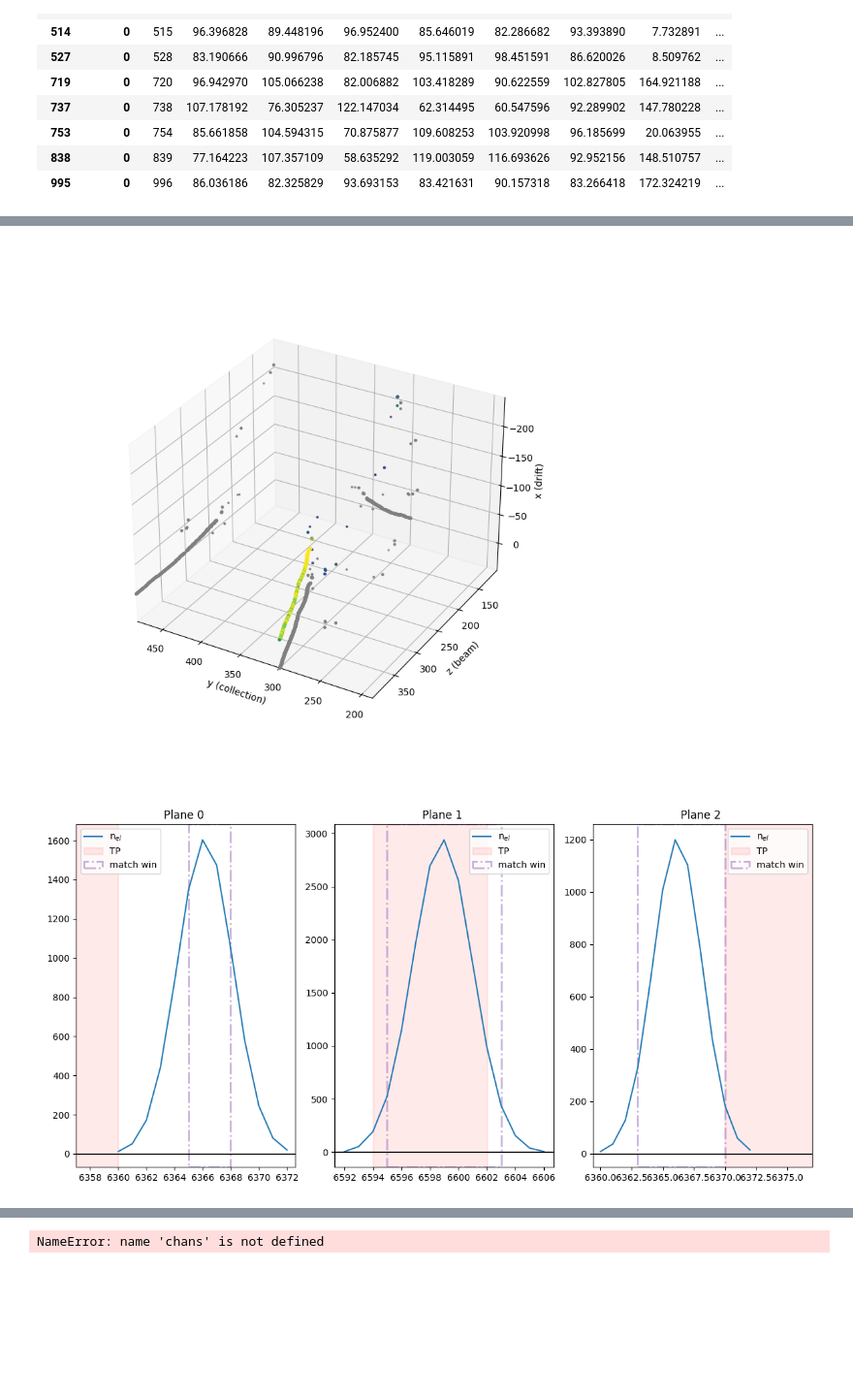
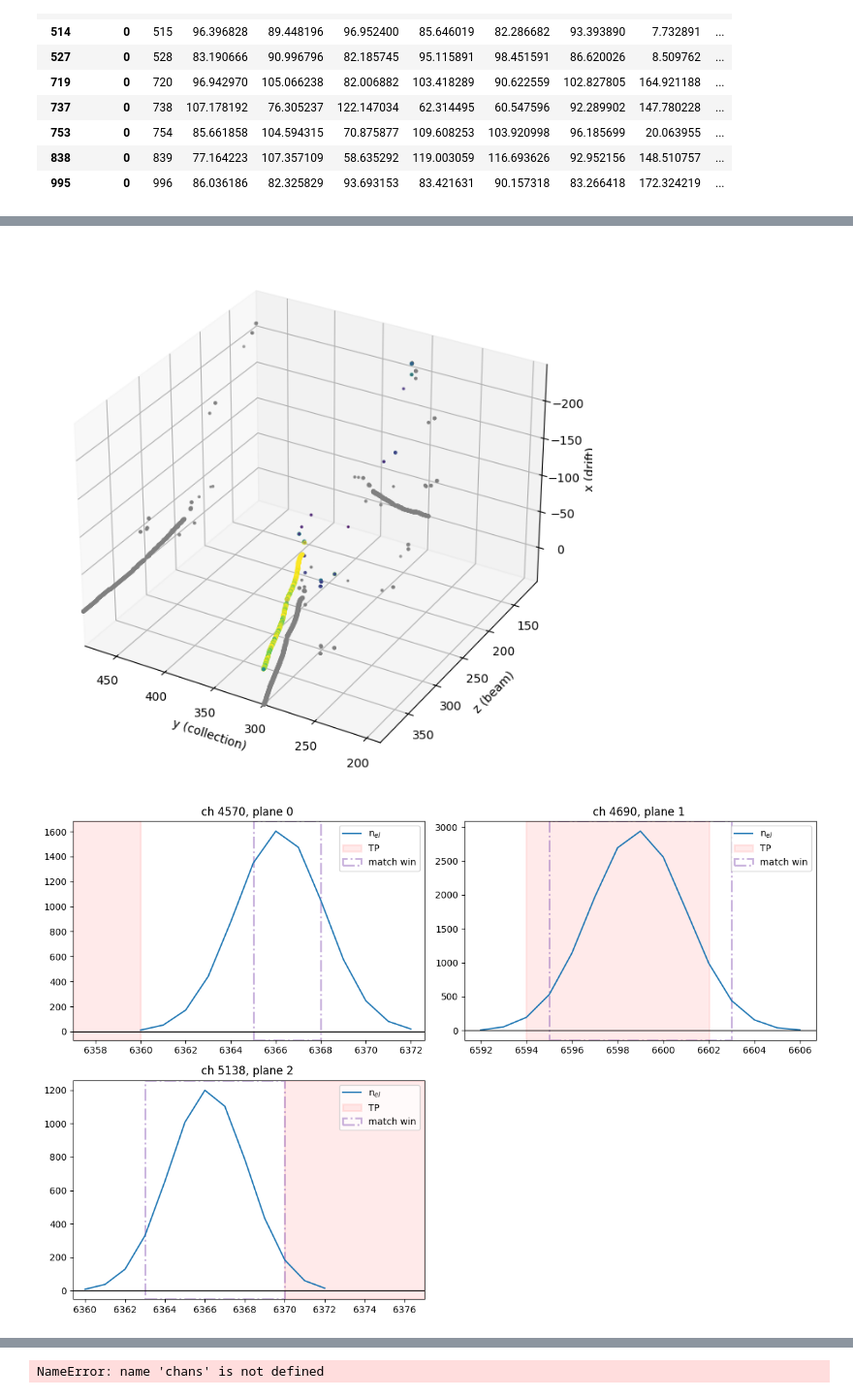
Before and after one commit to alessandrothea/tpvalidator, a Jupyter notebook: notebooks/BacktrackerDebugging.ipynb, the cells around one changed output, grey strips where cells are left out. Shown at 97% size. Drawn from its saved outputs; the diff is of its cells as text; code cells hidden in the pictures; blank space fills up the shorter version.

```diff
--- a/notebooks/BacktrackerDebugging.ipynb
+++ b/notebooks/BacktrackerDebugging.ipynb
@@ -64,20 +64,3 @@ basic.draw_tps_point_of_origin(ax, mu_vd, 208, is_signal=True)
 fig.tight_layout()
 # %% [output]
 [figure]
-# %%
-import awkward as ak
-import numpy as np
-import uproot
-f = uproot.open("../data/vd/trigger_digits_waves_mu_minus_vd_detsim_0.root")
-t = f['triggerana/rawdigis_tree']
-df_evs = t.arrays(["event", "run", "subrun", "chans_with_electrons"], library='pd')
-
-ev_num = df_evs.event[0]
-
-chans = ([ c for c in df_evs[df_evs.event == ev_num].chans_with_electrons[0]])
-
-arrays = t.arrays(['event']+[str(c) for c in chans])
-waves = ak.to_dataframe(arrays)
-waves.columns = [int(c) for c in waves.columns]
-waves.index = np.arange(0, len(waves))
-waves['event'] = ev_num
@@ -458,15 +475,20 @@ mu_vd.angles[mu_vd.angles.event.isin(list(mu_vd.mc[(mu_vd.mc.detQ_U / mu_vd.mc.t
 | 838 | 0 | 839 | 77.164223 | 107.357109 | 58.635292 | 119.003059 | 116.693626 | 92.952156 | 148.510757 | ... |
 | 995 | 0 | 996 | 86.036186 | 82.325829 | 93.693153 | 83.421631 | 90.157318 | 83.266418 | 172.324219 | ... |
 # %%
+from tpvalidator.backtracker import BackTrackerPlotter
+
 ev_num = 208
 
 fig, ax = plt.subplots(subplot_kw={'projection': '3d'}, figsize=(8,8))
-basic.draw_tps_point_of_origin(ax, mu, ev_num, is_signal=True)
+basic.draw_tps_point_of_origin(ax, mu_vd, ev_num, is_signal=True)
 
 tp_idx = [4,0,4]
 
 
-df_sel_tps = plot_3_tps_and_ides_from_event(ev_num, tp_idx)
-print(df_sel_tps.to_markdown())
-print(mu.mc[mu.mc.event == ev_num].to_markdown())
+ev_num = 208
+btp = BackTrackerPlotter(mu_vd, ev_num)
+# fig = btp.plot_tps_vs_ides([100,100])
+fig = btp.plot_tps_vs_ides_one_per_plane([4,0,4], figsize=(12,8))
+
+fig.tight_layout()
 # %% [output]
@@ -497,2 +510,2 @@ TP peak: 105.0
-[figure, old version]
+[figure, new version]
-[figure, old version]
+[figure, new version]
```
Also changed, not shown: parts of 7 cells of this notebook, 4 other files.
